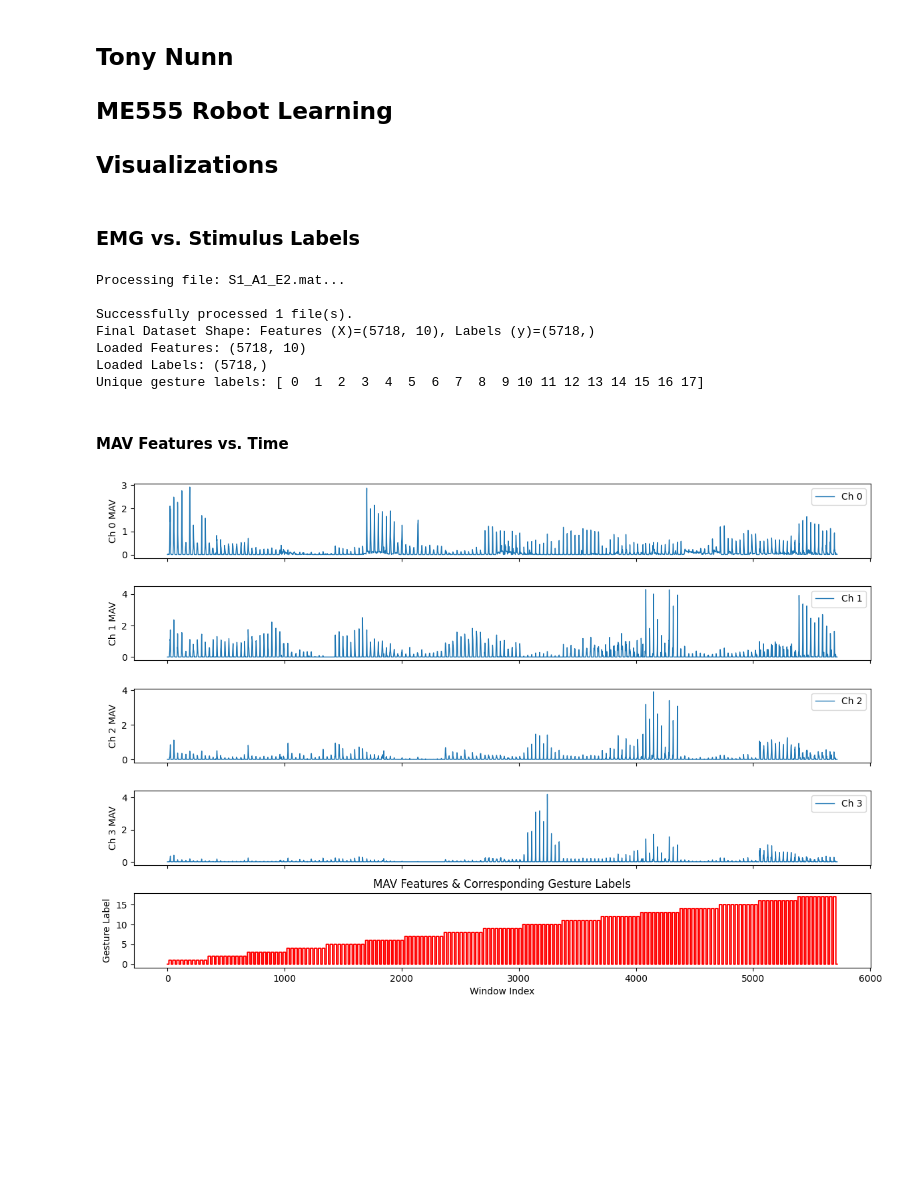
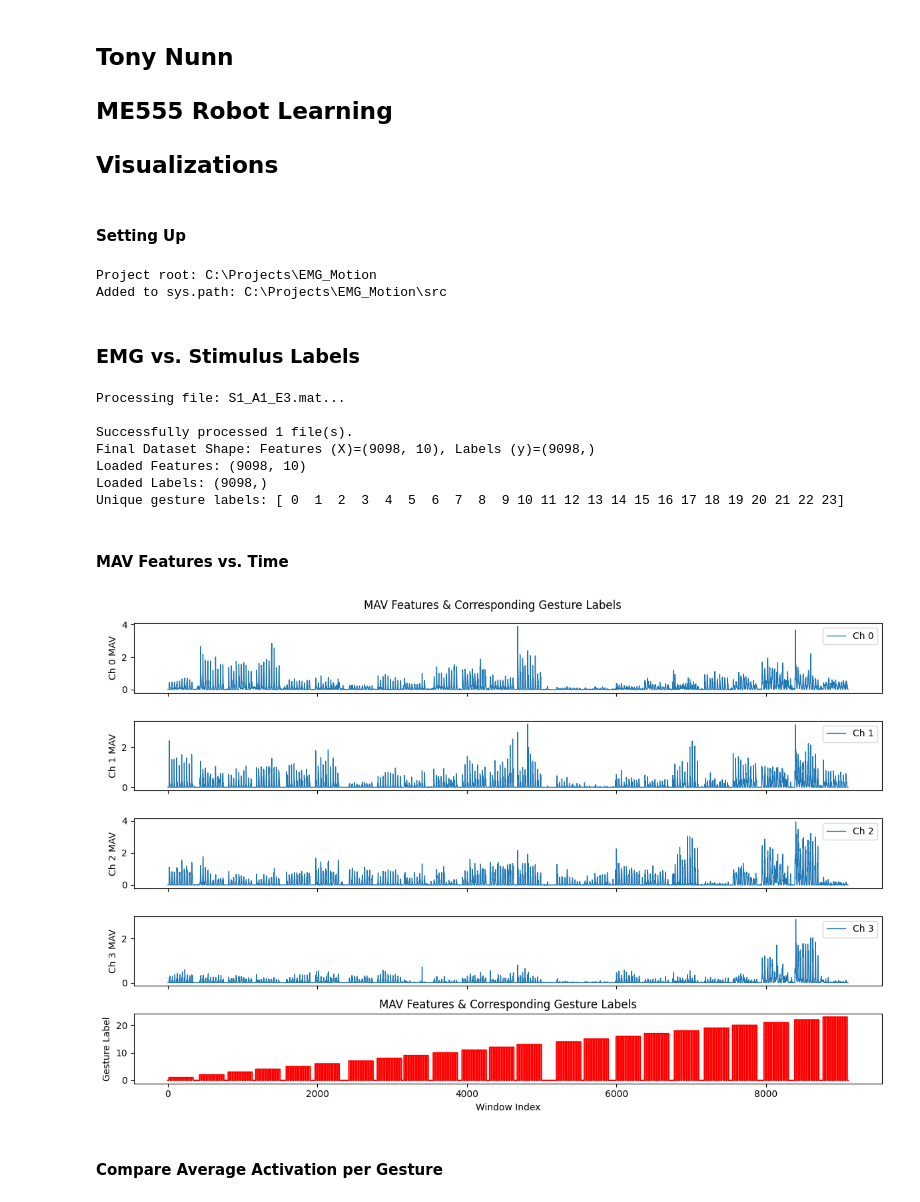
Before and after one commit to tnunn-2/EMG_Motion, a Jupyter notebook: notebooks/visualizations.ipynb, the cells around one changed output. Drawn from its saved outputs; the diff is of its cells as text; code cells hidden in the pictures; blank space fills up the shorter version.

Commit message:
wrapping up visualizations

```diff
--- a/notebooks/visualizations.ipynb
+++ b/notebooks/visualizations.ipynb
@@ -10,6 +10,28 @@ import matplotlib.pyplot as plt
 from pathlib import Path
 import scipy.io
 import os
+# %% [markdown]
+#### Setting Up
+# %%
+#Figure out the project root automatically (up to EMG_Motion/)
+PROJECT_ROOT = Path(os.getcwd()).resolve()
+while PROJECT_ROOT.name != "EMG_Motion" and PROJECT_ROOT.parent != PROJECT_ROOT:
+    PROJECT_ROOT = PROJECT_ROOT.parent
+
+# Add the src directory to the Python path
+SRC_PATH = PROJECT_ROOT / "src"
+if str(SRC_PATH) not in sys.path:
+    sys.path.append(str(SRC_PATH))
+
+print("Project root:", PROJECT_ROOT)
+print("Added to sys.path:", SRC_PATH)
+
+#Setting up Figures path
+FIG_DIR = Path(PROJECT_ROOT) / "figures"
+FIG_DIR.mkdir(exist_ok=True)
+# %% [output]
+Project root: C:\Projects\EMG_Motion
+Added to sys.path: C:\Projects\EMG_Motion\src
 # %% [markdown]
 ### EMG vs. Stimulus Labels
 # %%
@@ -21,46 +43,50 @@ sys.path.append(str(PROJECT_ROOT / "src"))
 
 
 DATA_PATH = PROJECT_ROOT / "data" / "ninapro" / "DB1" / "S1"
-SINGLE_FILE = DATA_PATH / "S1_A1_E2.mat"  # E2 = grasping primitives
+SINGLE_FILE = DATA_PATH / "S1_A1_E3.mat"  # E2 = grasping primitives
 
 WINDOW_SIZE = 50
 OVERLAP_SIZE = 25
 
 # Use your existing loader to get features and labels
-X, y = LoadAndProcess(str(SINGLE_FILE), WINDOW_SIZE, OVERLAP_SIZE)
+X, Y = LoadAndProcess(str(SINGLE_FILE), WINDOW_SIZE, OVERLAP_SIZE)
 
 print(f"Loaded Features: {X.shape}")
-print(f"Loaded Labels: {y.shape}")
-print("Unique gesture labels:", np.unique(y))
+print(f"Loaded Labels: {Y.shape}")
+print("Unique gesture labels:", np.unique(Y))
 # %% [output]
-Processing file: S1_A1_E2.mat...
+Processing file: S1_A1_E3.mat...
 
 Successfully processed 1 file(s).
-Final Dataset Shape: Features (X)=(5718, 10), Labels (y)=(5718,)
-Loaded Features: (5718, 10)
-Loaded Labels: (5718,)
-Unique gesture labels: [ 0  1  2  3  4  5  6  7  8  9 10 11 12 13 14 15 16 17]
+Final Dataset Shape: Features (X)=(9098, 10), Labels (y)=(9098,)
+Loaded Features: (9098, 10)
+Loaded Labels: (9098,)
+Unique gesture labels: [ 0  1  2  3  4  5  6  7  8  9 10 11 12 13 14 15 16 17 18 19 20 21 22 23]
 # %% [markdown]
 #### MAV Features vs. Time
 # %%
-channels_to_plot = [0, 1, 2, 3]  # pick a few EMG channels
+selectChannels = [0, 1, 2, 3]  # pick a few EMG channels
 
-fig, axs = plt.subplots(len(channels_to_plot) + 1, 1, figsize=(12, 8), sharex=True)
+fig, axs = plt.subplots(len(selectChannels) + 1, 1, figsize=(12, 8), sharex=True)
+
+fig.suptitle("MAV Features & Corresponding Gesture Labels")
 
 # Plot MAV features per channel
-for i, ch in enumerate(channels_to_plot):
+for i, ch in enumerate(selectChannels):
     axs[i].plot(X[:, ch], label=f'Ch {ch}', linewidth=1)
     axs[i].set_ylabel(f'Ch {ch} MAV')
     axs[i].legend(loc='upper right')
 
 # Plot gesture labels as red step plot
-axs[-1].step(np.arange(len(y)), y, where='post', color='red', linewidth=1.5)
+axs[-1].step(np.arange(len(Y)), Y, where='post', color='red')
 axs[-1].set_ylabel("Gesture Label")
 axs[-1].set_xlabel("Window Index")
 axs[-1].set_title("MAV Features & Corresponding Gesture Labels")
 
 plt.tight_layout()
-plt.show()
+plt.savefig(FIG_DIR / "mavFeatures_E3.png", dpi=300, bbox_inches="tight")
 # %% [output]
-[figure, old version]
+[figure, new version]
+# %% [markdown]
+#### Compare Average Activation per Gesture
 # %%
```
Also changed, not shown: parts of 4 cells of this notebook, 2 other files.
